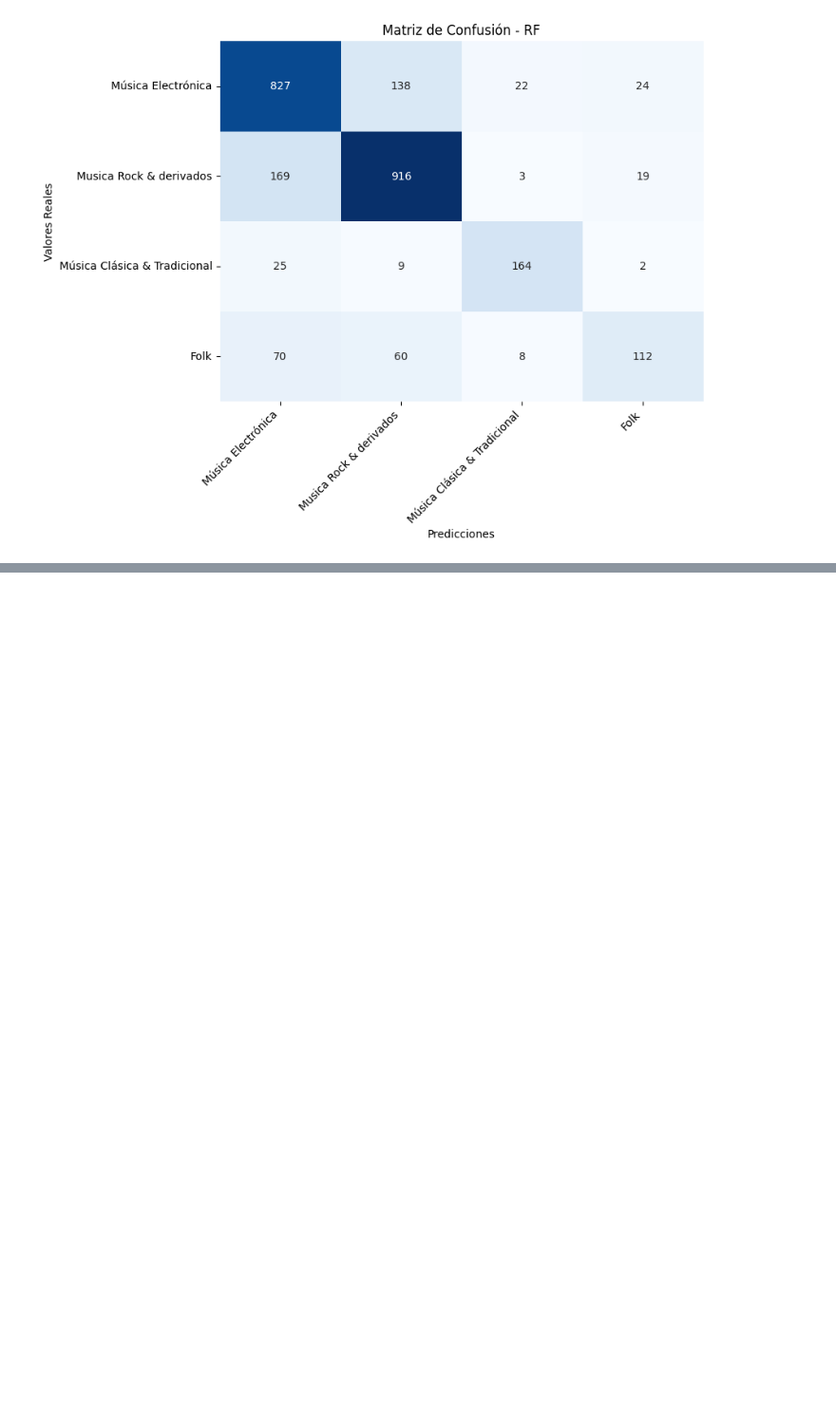
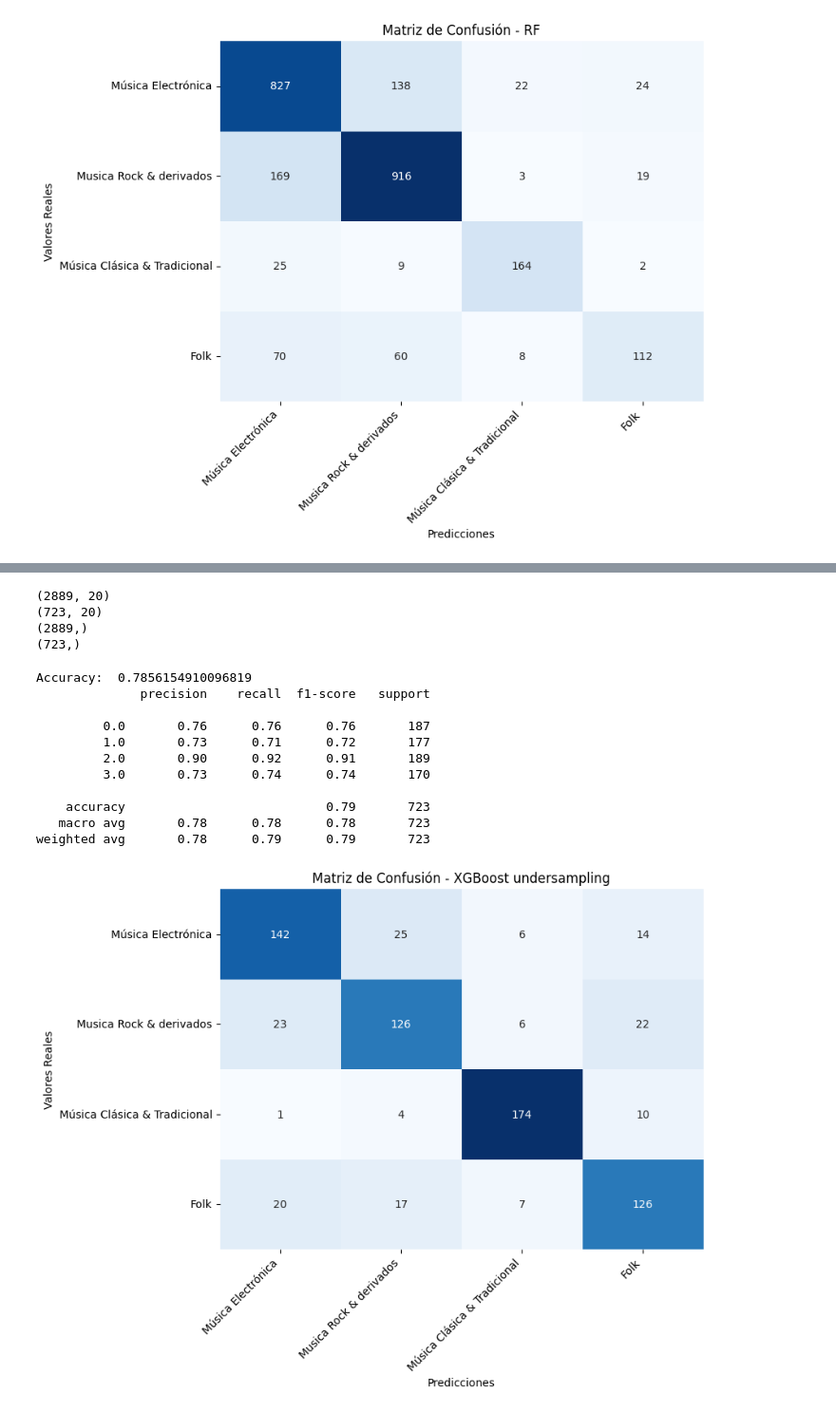
Before and after one commit to LucasQuintoDiario/ML_music_genres, a Jupyter notebook: notebooks/03_Entrenamiento_Evaluacion.ipynb, the cells around one changed output, grey strips where cells are left out. Shown at 95% size. Saved outputs shown, nothing was run; the diff lists cells and outputs as text; code cells hidden in the pictures; blank space fills up the shorter version.

```diff
--- a/notebooks/03_Entrenamiento_Evaluacion.ipynb
+++ b/notebooks/03_Entrenamiento_Evaluacion.ipynb
@@ -1017,0 +1128,70 @@ pickle.dump(best_gs, open(filename, 'wb'))
+# %%
+# Dividir datos en entrenamiento y prueba
+X_train, X_test, y_train, y_test = train_test_split(X_resampled, y_resampled, test_size=0.2, random_state=41)
+
+print(X_train.shape)
+print(X_test.shape)
+print(y_train.shape)
+print(y_test.shape)
+
+# Escalar los datos
+scaler = MinMaxScaler()
+X_train_scaled = scaler.fit_transform(X_train)
+X_test_scaled = scaler.transform(X_test)
+# %% [output]
+(2889, 20)
+(723, 20)
+(2889,)
+(723,)
+# %%
+
+# Definir el modelo XGBoost para clasificación multiclase
+model_xgb_2 = xgb.XGBClassifier(
+    n_estimators=200,
+    learning_rate=0.1,
+    max_depth=10,
+    min_child_weight=3,
+    subsample=0.8,
+    colsample_bytree=0.8,
+    gamma=0.1,
+    reg_alpha=0,
+    reg_lambda=1,
+    objective='multi:softmax',
+    num_class=4,
+    eval_metric='mlogloss',
+    random_state=42
+)
+# %%
+model_xgb_2.fit(X_train_scaled, y_train)
+
+# Hacer predicciones
+pred_xgb_2 = model_xgb_2.predict(X_test_scaled)
+
+# Evaluar el modelo
+print("Accuracy: ", metrics.accuracy_score(y_test, pred_xgb_2))
+print(metrics.classification_report(y_test, pred_xgb_2))
+
+# Matriz de confusión
+cm_xgb_2 = metrics.confusion_matrix(y_test, pred_xgb_2)
+plt.figure(figsize=(8, 6))
+sns.heatmap(cm_xgb_2, annot=True, fmt='d', cmap='Blues', cbar=False, xticklabels=genre_labels_1, yticklabels=genre_labels_1)
+
+# Personalizar el gráfico
+plt.title("Matriz de Confusión - XGBoost undersampling")
+plt.xlabel("Predicciones")
+plt.ylabel("Valores Reales")
+plt.xticks(rotation=45, ha="right")
+plt.show()
+# %% [output]
+Accuracy:  0.7856154910096819
+              precision    recall  f1-score   support
+
+         0.0       0.76      0.76      0.76       187
+         1.0       0.73      0.71      0.72       177
+         2.0       0.90      0.92      0.91       189
+         3.0       0.73      0.74      0.74       170
+
+    accuracy                           0.79       723
+   macro avg       0.78      0.78      0.78       723
+weighted avg       0.78      0.79      0.79       723
+[figure, added]
```
Also changed, not shown: parts of 22 cells of this notebook, 9 other files.
